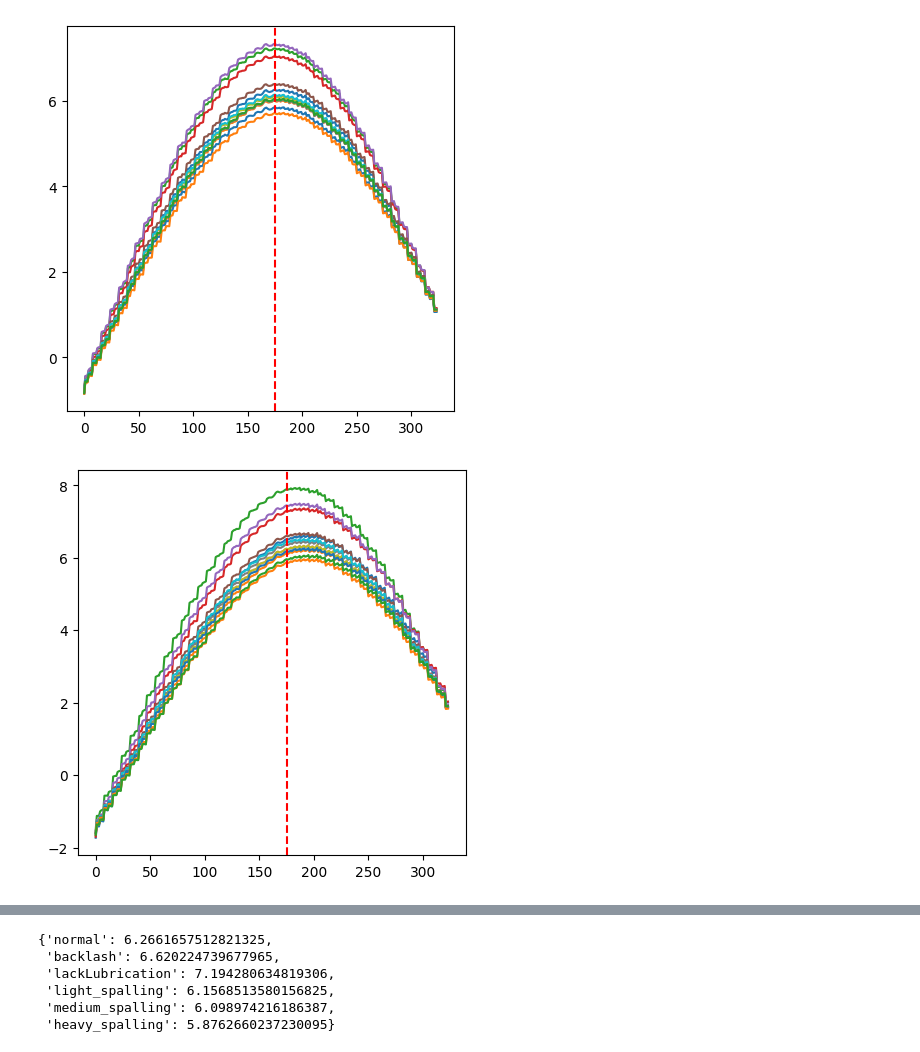
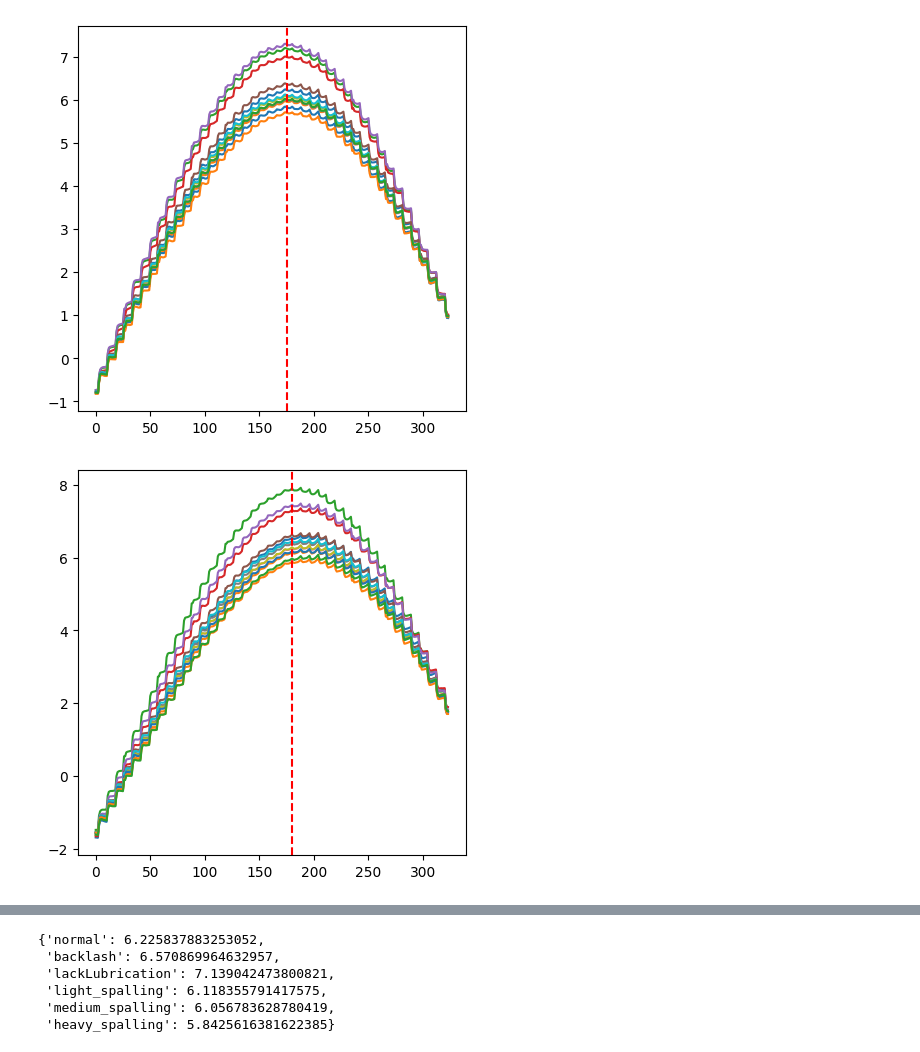
Before and after one commit to BlueAsuka/RAVEN, a Jupyter notebook: notebooks/feature_viz.ipynb, the cells around one changed output, grey strips where cells are left out. Drawn from its saved outputs; the diff is of its cells as text; code cells hidden in the pictures.

```diff
--- a/notebooks/feature_viz.ipynb
+++ b/notebooks/feature_viz.ipynb
@@ -192,30 +196,30 @@ smooth_dict_m40 = {k:savgol_filter(v['current'], window_length=15, polyorder=2)
 # %%
 import pywt
 
-coeffs_dict_20 = {k: pywt.cwt(v, 499, 'morl', method='conv')[0][0] for k, v in smooth_dict_20.items()}
-coeffs_dict_40 = {k: pywt.cwt(v, 499, 'morl', method='conv')[0][0] for k, v in smooth_dict_40.items()}
-coeffs_dict_m40 = {k: pywt.cwt(v, 499, 'morl', method='conv')[0][0] for k, v in smooth_dict_m40.items()}
+coeffs_dict_20 = {k: pywt.cwt(v, 495, 'morl', method='conv')[0][0] for k, v in smooth_dict_20.items()}
+coeffs_dict_40 = {k: pywt.cwt(v, 495, 'morl', method='conv')[0][0] for k, v in smooth_dict_40.items()}
+coeffs_dict_m40 = {k: pywt.cwt(v, 495, 'morl', method='conv')[0][0] for k, v in smooth_dict_m40.items()}
 # %%
 plt.figure(figsize=(5, 5))
 for k, v in coeffs_dict_20.items():
     plt.plot(v, label=k)
     # plt.legend()
 plt.axvline(x=175, color='red', linestyle='--')
 plt.show()
 
 plt.figure(figsize=(5, 5))
 for k, v in coeffs_dict_40.items():
     plt.plot(v, label=k)
     # plt.legend()
-plt.axvline(x=175, color='red', linestyle='--')
+plt.axvline(x=180, color='red', linestyle='--')
 plt.show()
 
-plt.figure(figsize=(5, 5))
-for k, v in coeffs_dict_m40.items():
-    plt.plot(v, label=k)
-    # plt.legend()
-plt.axvline(x=175, color='red', linestyle='--')
-plt.show()
+# plt.figure(figsize=(5, 5))
+# for k, v in coeffs_dict_m40.items():
+#     plt.plot(v, label=k)
+#     # plt.legend()
+# plt.axvline(x=125, color='red', linestyle='--')
+# plt.show()
 # %% [output]
-[figure, old version]
+[figure, new version]
-[figure, old version]
+[figure, new version]
@@ -254,12 +257,12 @@ indicator_dict_m40_refined = {
 # %%
 indicator_dict_20_refined
 # %% [output]
-{'normal': 6.2661657512821325,
- 'backlash': 6.620224739677965,
- 'lackLubrication': 7.194280634819306,
- 'light_spalling': 6.1568513580156825,
- 'medium_spalling': 6.098974216186387,
- 'heavy_spalling': 5.8762660237230095}
+{'normal': 6.225837883253052,
+ 'backlash': 6.570869964632957,
+ 'lackLubrication': 7.139042473800821,
+ 'light_spalling': 6.118355791417575,
+ 'medium_spalling': 6.056783628780419,
+ 'heavy_spalling': 5.8425616381622385}
 # %%
 sorted_dict_20 = dict(sorted(indicator_dict_20_refined.items(), key=lambda item: item[1], reverse=True))
 sorted_dict_40 = dict(sorted(indicator_dict_40_refined.items(), key=lambda item: item[1], reverse=True))
```
Also changed, not shown: parts of 11 cells of this notebook, 1 other file.
